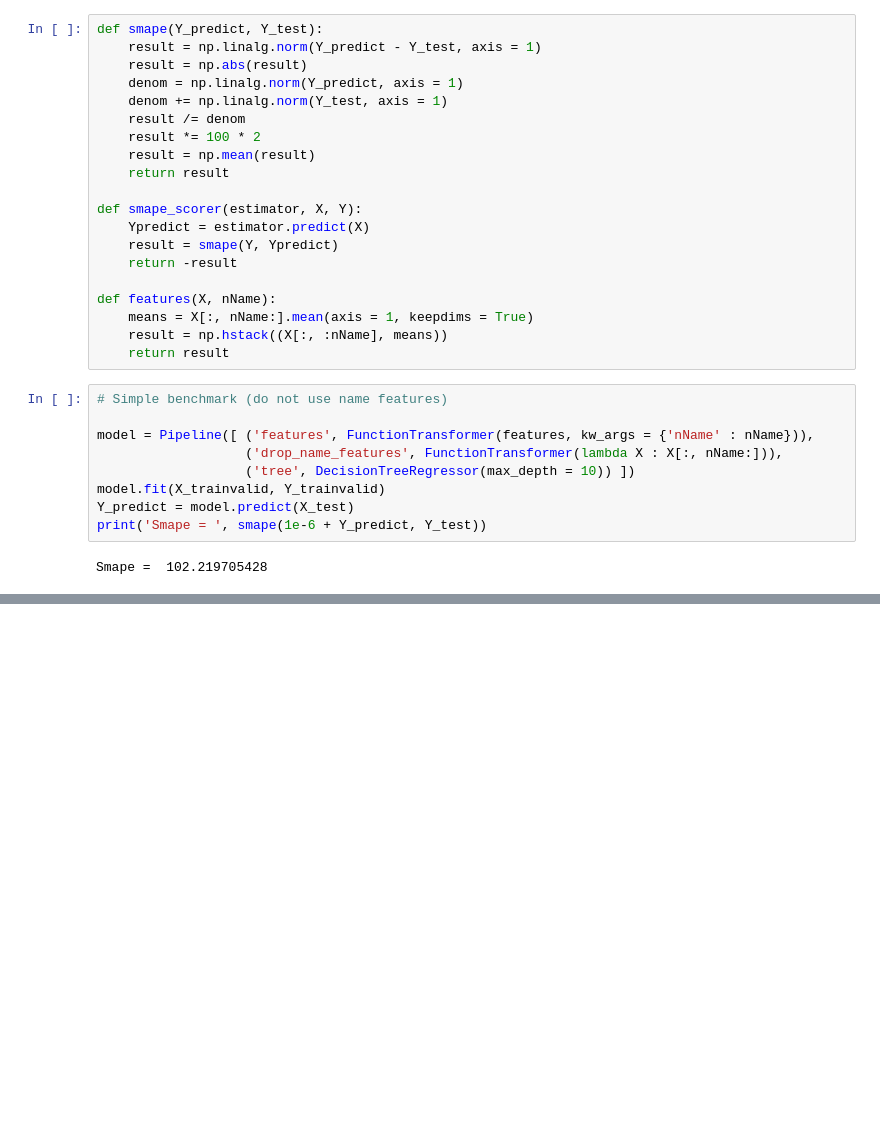
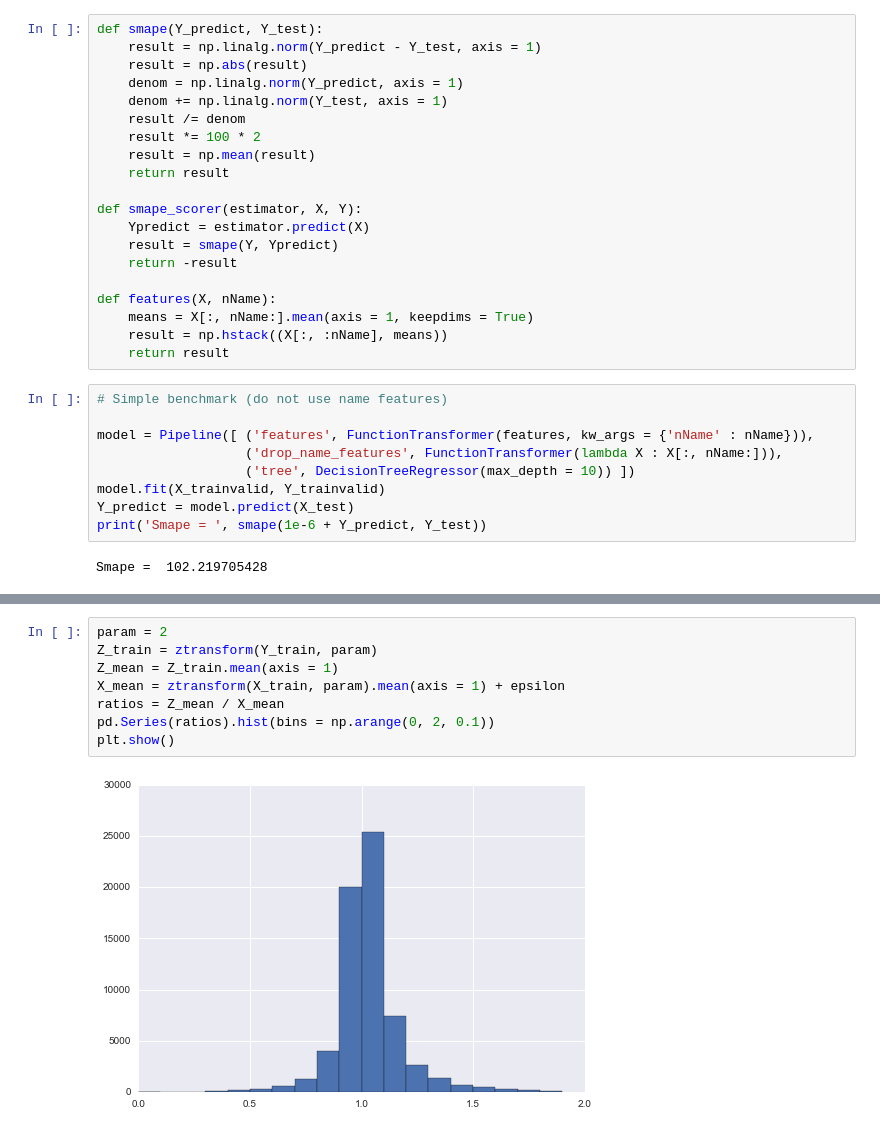
Before and after one commit to MatthewMcGonagle/KaggleWikiTraffic, a Jupyter notebook: NameExploration.ipynb, the cells around one changed output, grey strips where cells are left out. Cells and saved outputs as stored; diff of their text form; blank space fills up the shorter version.

```diff
--- a/NameExploration.ipynb
+++ b/NameExploration.ipynb
@@ -522,0 +558,10 @@ depth =  28 smape =  101.691923681
+# %%
+param = 2
+Z_train = ztransform(Y_train, param)
+Z_mean = Z_train.mean(axis = 1)
+X_mean = ztransform(X_train, param).mean(axis = 1) + epsilon
+ratios = Z_mean / X_mean
+pd.Series(ratios).hist(bins = np.arange(0, 2, 0.1))
+plt.show()
+# %% [output]
+[figure, added]
```
Also changed, not shown: parts of 6 cells of this notebook.
